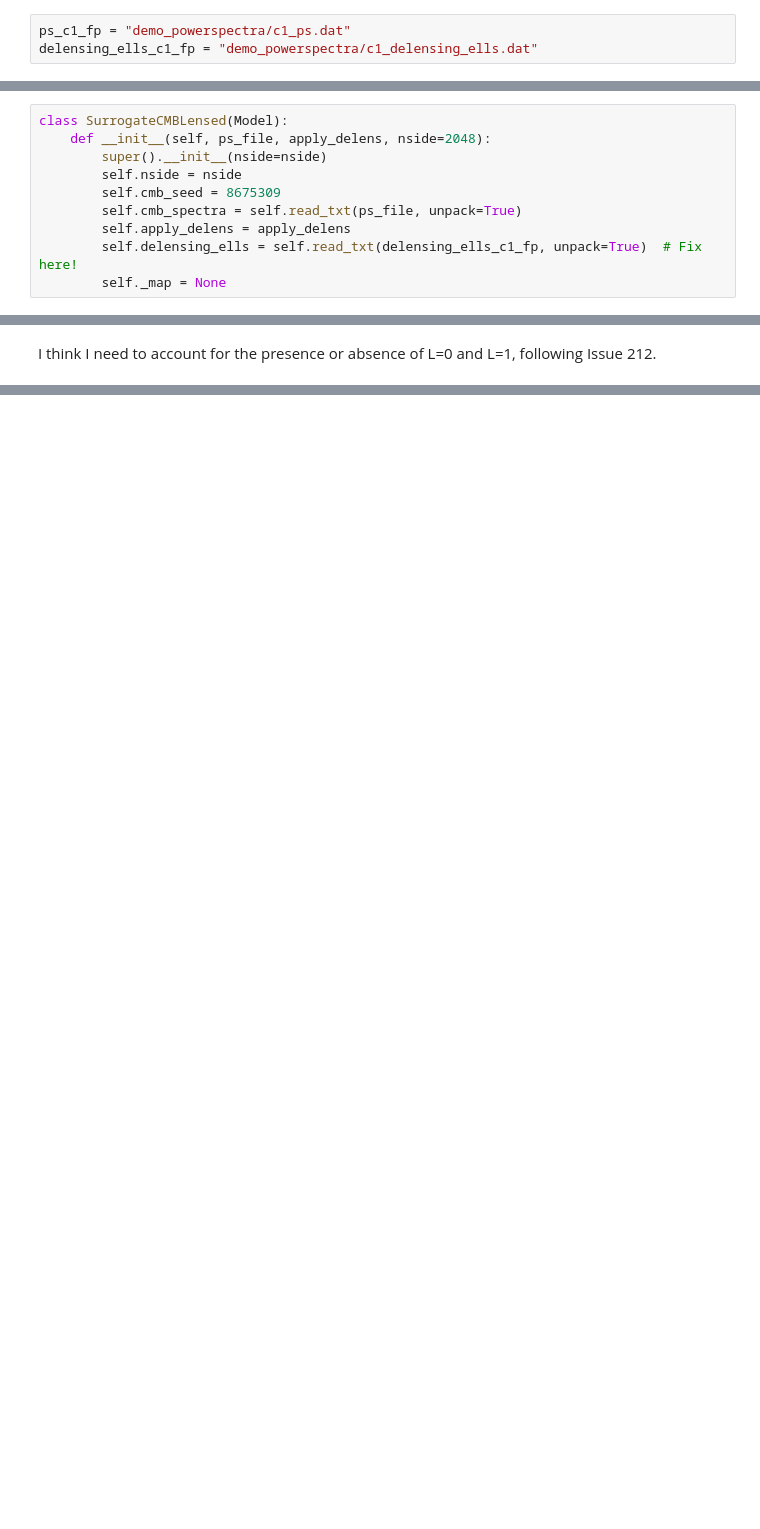
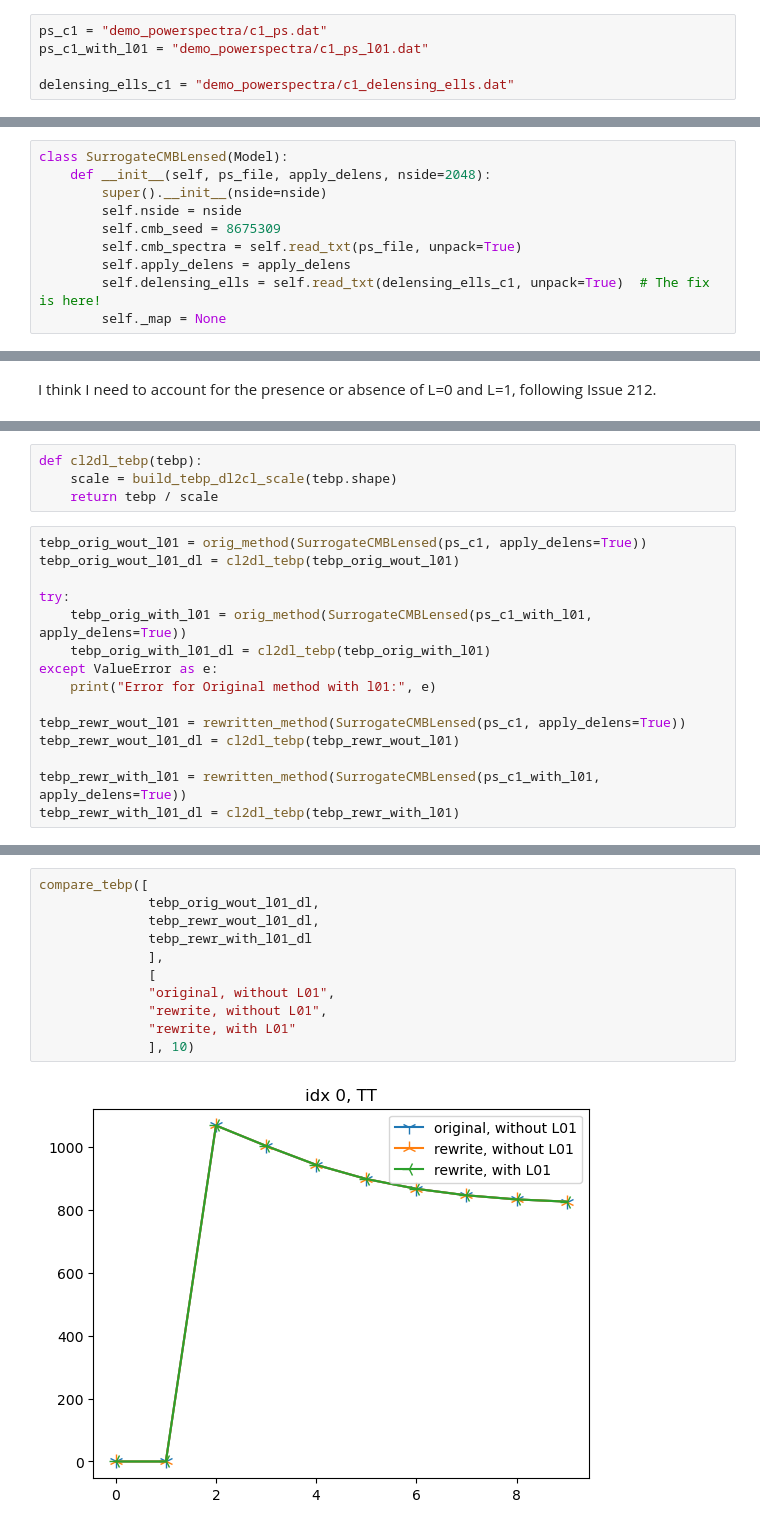
Before and after one commit to JamesAmato/pysm, a Jupyter notebook: issue_213_demo.ipynb, the cells around one changed output, grey strips where cells are left out. Drawn from its saved outputs; the diff is of its cells as text; blank space fills up the shorter version.

```diff
--- a/issue_213_demo.ipynb
+++ b/issue_213_demo.ipynb
@@ -3,7 +3,9 @@ from itertools import product
 from pysm3.models import Model, CMBLensed
 # %%
-ps_c1_fp = "demo_powerspectra/c1_ps.dat"
-delensing_ells_c1_fp = "demo_powerspectra/c1_delensing_ells.dat"
+ps_c1 = "demo_powerspectra/c1_ps.dat"
+ps_c1_with_l01 = "demo_powerspectra/c1_ps_l01.dat"
+
+delensing_ells_c1 = "demo_powerspectra/c1_delensing_ells.dat"
 # %% [markdown]
 # Problem
 # %% [markdown]
@@ -40,7 +42,7 @@ class SurrogateCMBLensed(Model):
         self.cmb_seed = 8675309
         self.cmb_spectra = self.read_txt(ps_file, unpack=True)
         self.apply_delens = apply_delens
-        self.delensing_ells = self.read_txt(delensing_ells_c1_fp, unpack=True)  # Fix here!
+        self.delensing_ells = self.read_txt(delensing_ells_c1, unpack=True)  # The fix is here!
         self._map = None
 # %% [markdown]
 Now the axes line up.
@@ -60,0 +225,19 @@ I think I need to account for the presence or absence of L=0 and L=1, following
+# %%
+def cl2dl_tebp(tebp):
+    scale = build_tebp_dl2cl_scale(tebp.shape)
+    return tebp / scale
+# %%
+tebp_orig_wout_l01 = orig_method(SurrogateCMBLensed(ps_c1, apply_delens=True))
+tebp_orig_wout_l01_dl = cl2dl_tebp(tebp_orig_wout_l01)
+
+try:
+    tebp_orig_with_l01 = orig_method(SurrogateCMBLensed(ps_c1_with_l01, apply_delens=True))
+    tebp_orig_with_l01_dl = cl2dl_tebp(tebp_orig_with_l01)
+except ValueError as e:
+    print("Error for Original method with l01:", e)
+
+tebp_rewr_wout_l01 = rewritten_method(SurrogateCMBLensed(ps_c1, apply_delens=True))
+tebp_rewr_wout_l01_dl = cl2dl_tebp(tebp_rewr_wout_l01)
+
+tebp_rewr_with_l01 = rewritten_method(SurrogateCMBLensed(ps_c1_with_l01, apply_delens=True))
+tebp_rewr_with_l01_dl = cl2dl_tebp(tebp_rewr_with_l01)
@@ -60,0 +246,13 @@ I think I need to account for the presence or absence of L=0 and L=1, following
+# %%
+compare_tebp([
+              tebp_orig_wout_l01_dl,
+              tebp_rewr_wout_l01_dl,
+              tebp_rewr_with_l01_dl
+              ],
+              [
+              "original, without L01",
+              "rewrite, without L01",
+              "rewrite, with L01"
+              ], 10)
+# %% [output]
+[figure, added]
```
Also changed, not shown: parts of 16 cells of this notebook, 6 other files.
